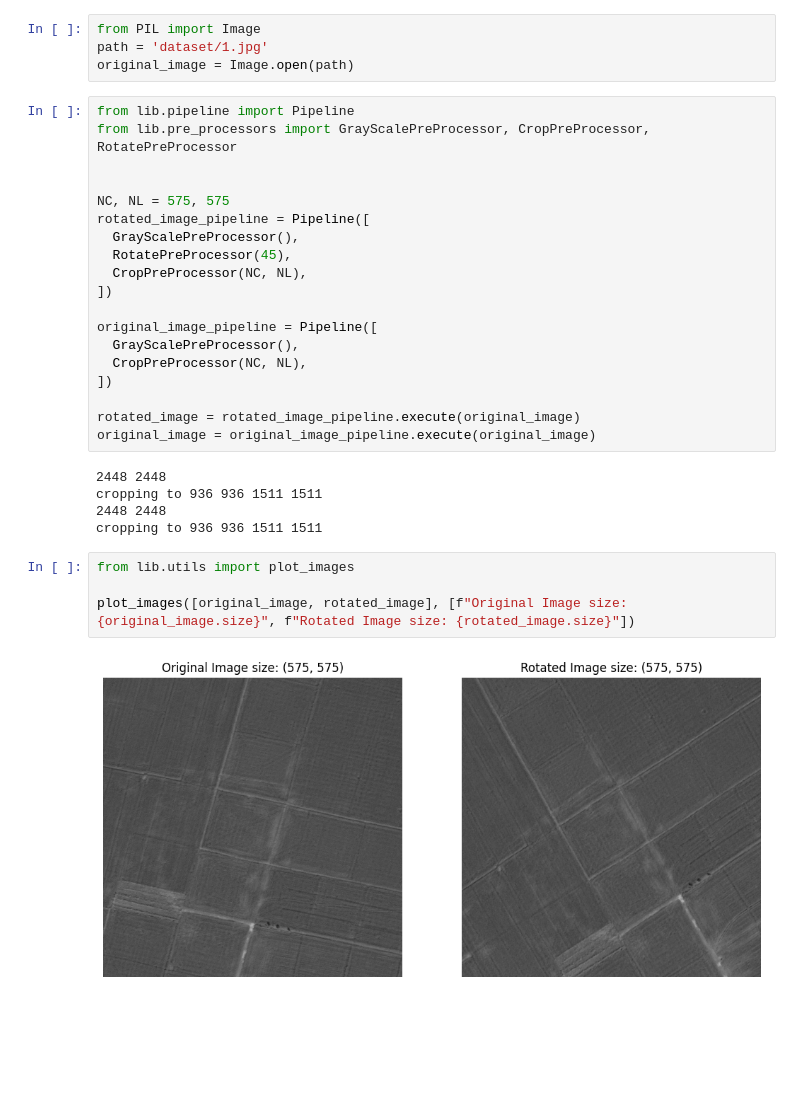
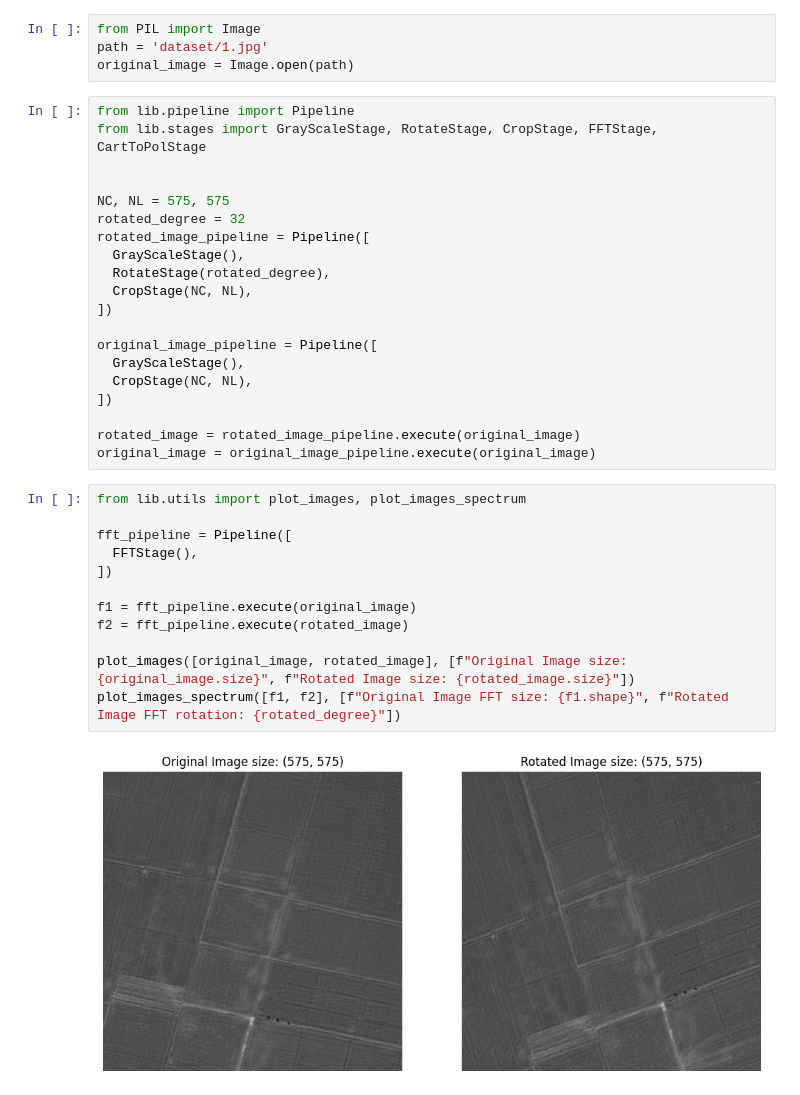
Before and after one commit to CarlosCalgaro/phase_correlation, a Jupyter notebook: main.ipynb, the cells around one changed output. Saved outputs shown, nothing was run; the diff lists cells and outputs as text; blank space fills up the shorter version.

```diff
--- a/main.ipynb
+++ b/main.ipynb
@@ -4,31 +4,35 @@ path = 'dataset/1.jpg'
 original_image = Image.open(path)
 # %%
 from lib.pipeline import Pipeline
-from lib.pre_processors import GrayScalePreProcessor, CropPreProcessor, RotatePreProcessor
+from lib.stages import GrayScaleStage, RotateStage, CropStage, FFTStage, CartToPolStage
 
 
 NC, NL = 575, 575
+rotated_degree = 32
 rotated_image_pipeline = Pipeline([
-  GrayScalePreProcessor(),
-  RotatePreProcessor(45),
-  CropPreProcessor(NC, NL),
+  GrayScaleStage(),
+  RotateStage(rotated_degree),
+  CropStage(NC, NL),
 ])
 
 original_image_pipeline = Pipeline([
-  GrayScalePreProcessor(),
-  CropPreProcessor(NC, NL),
+  GrayScaleStage(),
+  CropStage(NC, NL),
 ])
 
 rotated_image = rotated_image_pipeline.execute(original_image)
 original_image = original_image_pipeline.execute(original_image)
-# %% [output]
-2448 2448
-cropping to 936 936 1511 1511
-2448 2448
-cropping to 936 936 1511 1511
 # %%
-from lib.utils import plot_images
+from lib.utils import plot_images, plot_images_spectrum
+
+fft_pipeline = Pipeline([
+  FFTStage(),
+])
+
+f1 = fft_pipeline.execute(original_image)
+f2 = fft_pipeline.execute(rotated_image)
 
 plot_images([original_image, rotated_image], [f"Original Image size: {original_image.size}", f"Rotated Image size: {rotated_image.size}"])
+plot_images_spectrum([f1, f2], [f"Original Image FFT size: {f1.shape}", f"Rotated Image FFT rotation: {rotated_degree}"])
 # %% [output]
-[figure, old version]
+[figure, new version]
```
Also changed, not shown: parts of 3 cells of this notebook, 4 other files.
